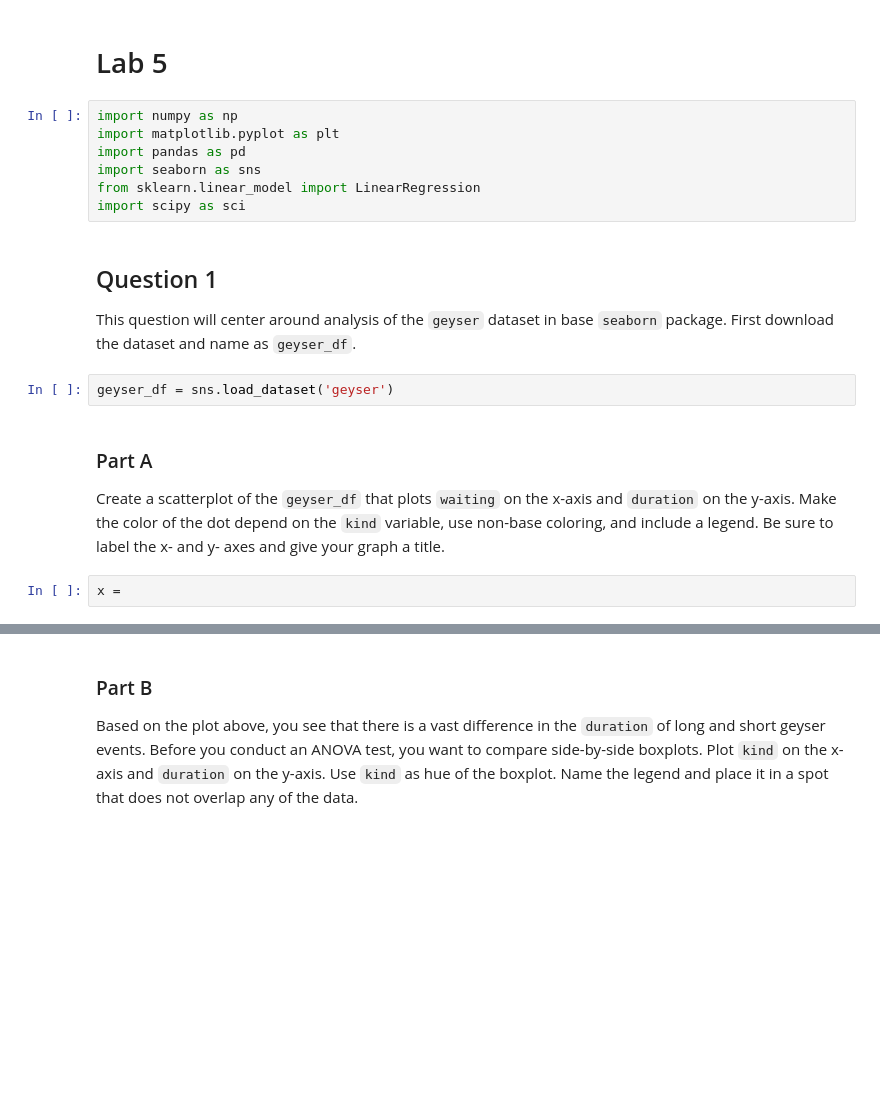
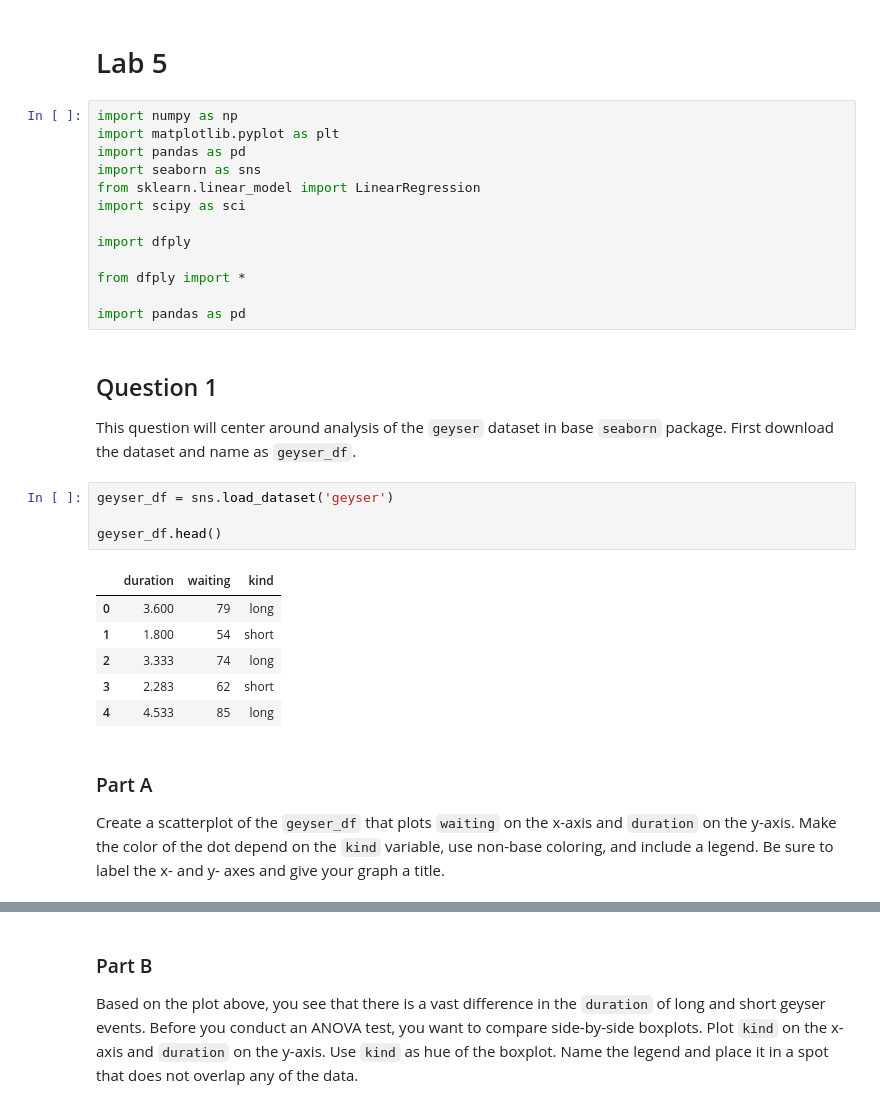
Before and after one commit to mikayla-eckelcifrese/JupyterLabRepository, a Jupyter notebook: lab4.ipynb, the cells around one changed output, grey strips where cells are left out. Drawn from its saved outputs; the diff is of its cells as text; blank space fills up the shorter version.

```diff
--- a/lab4.ipynb
+++ b/lab4.ipynb
@@ -7,15 +7,28 @@ import pandas as pd
 import seaborn as sns
 from sklearn.linear_model import LinearRegression
 import scipy as sci
+
+import dfply
+
+from dfply import *
+
+import pandas as pd
 # %% [markdown]
 ## Question 1
 
 This question will center around analysis of the `geyser` dataset in base `seaborn` package.  First download the dataset and name as `geyser_df`.
 # %%
 geyser_df = sns.load_dataset('geyser')
+
+geyser_df.head()
+# %% [output]
+|  | duration | waiting | kind |
+| 0 | 3.600 | 79 | long |
+| 1 | 1.800 | 54 | short |
+| 2 | 3.333 | 74 | long |
+| 3 | 2.283 | 62 | short |
+| 4 | 4.533 | 85 | long |
 # %% [markdown]
 ### Part A
 
 Create a scatterplot of the `geyser_df` that plots `waiting` on the x-axis and `duration` on the y-axis.  Make the color of the dot depend on the `kind` variable, use non-base coloring, and include a legend.  Be sure to label the x- and y- axes and give your graph a title.
-# %%
-x =
```
Also changed, not shown: parts of 2 cells of this notebook.
